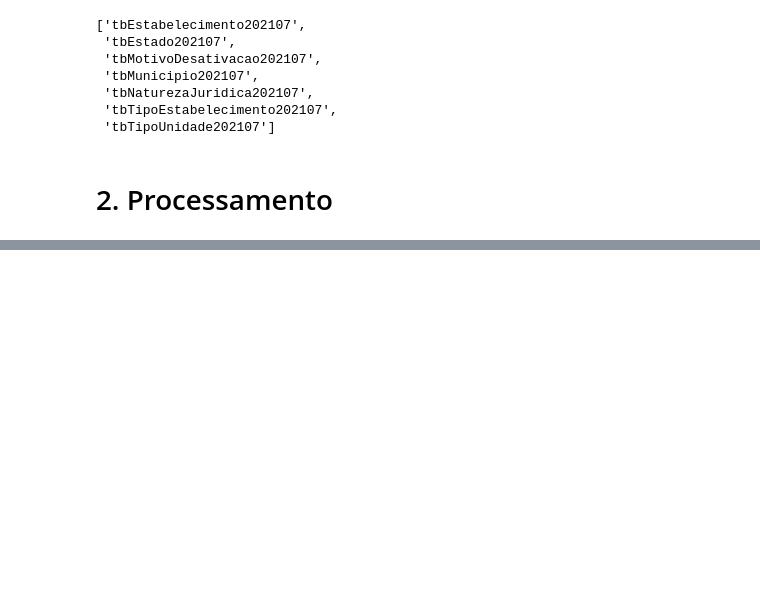
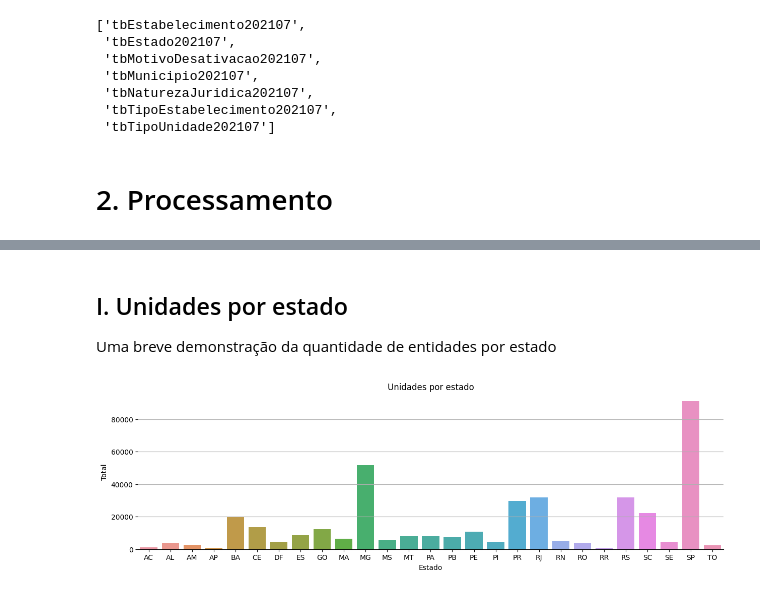
Before and after one commit to bombermal/Personal_Proj_Lais_Data_Engineer, a Jupyter notebook: main.ipynb, the cells around one changed output, grey strips where cells are left out. Saved outputs shown, nothing was run; the diff lists cells and outputs as text; code cells hidden in the pictures; blank space fills up the shorter version.

```diff
--- a/main.ipynb
+++ b/main.ipynb
@@ -125,12 +112,12 @@ def fixDateString(serie, mDict):
 # %%
 # Caminho do arquivo
-filePath = 'D:\Ivan\OneDrive\Códigos ( Profissional )\LAIS\Personal_Proj_Lais_Data_Engineer\Data\ARQUIVOS_EDITAL_43_2021_PERFIL_X_DATA_ENGINEERING.zip'
+filePath = 'D:\Ivan\OneDrive\Projetos\Códigos ( Profissional )\Material criado\LAIS\Personal_Proj_Lais_Data_Engineer\Data\ARQUIVOS_EDITAL_43_2021_PERFIL_X_DATA_ENGINEERING.zip'
 
 sourceFile = zp(filePath)                                           # Carrega o arquivo
 filesInSource = sourceFile.namelist()                               # Lista arquivos dentro
 rawDataDict = {k.split('/', -1)[-1].split('.')[0]: pd.read_csv(sourceFile.open(k), sep=';', na_values=['undefined'], low_memory=False) for k in filesInSource} # Carrega cada tabela e armazena num dicionário
-dctKeys = [*rawDataDict]
-dctKeys
+dctKeys = [*rawDataDict]                                            # Salva as keys do dicionário como em uma lista
+dctKeys                                                             # Mostra as keys salvas
 # %% [output]
 ['tbEstabelecimento202107',
  'tbEstado202107',
@@ -230,6 +130,0 @@ collection.insert_many(insertList)
-# %%
-dctKeys = ['tbEstabelecimento202107', 'tbEstado202107', 'tbMotivoDesativacao202107', 'tbMunicipio202107',\
- 'tbNaturezaJuridica202107', 'tbTipoEstabelecimento202107', 'tbTipoUnidade202107']
-
-base = pd.DataFrame(db[dctKeys[0]].find({}))
-base.head()
@@ -305,0 +349,15 @@ array([354105, 354130, 354140, ..., 313830, 313835, 313860], dtype=int64)
+# %% [markdown]
+## I. Unidades por estado
+
+Uma breve demonstração da quantidade de entidades por estado
+# %%
+# Quantidade de unidades por estado
+fig, ax = plt.subplots(figsize=(15,4))
+sns.barplot(data=groupedDf.groupby('UF').Total.sum().reset_index(), x='UF', y='Total', ax=ax)
+# Estética
+ax.set(title='Unidades por estado', xlabel='Estado')
+ax.yaxis.grid(True)
+sns.despine(left=True)
+plt.show()
+# %% [output]
+[figure, added]
```
Also changed, not shown: parts of 42 cells of this notebook, 2 other files.
